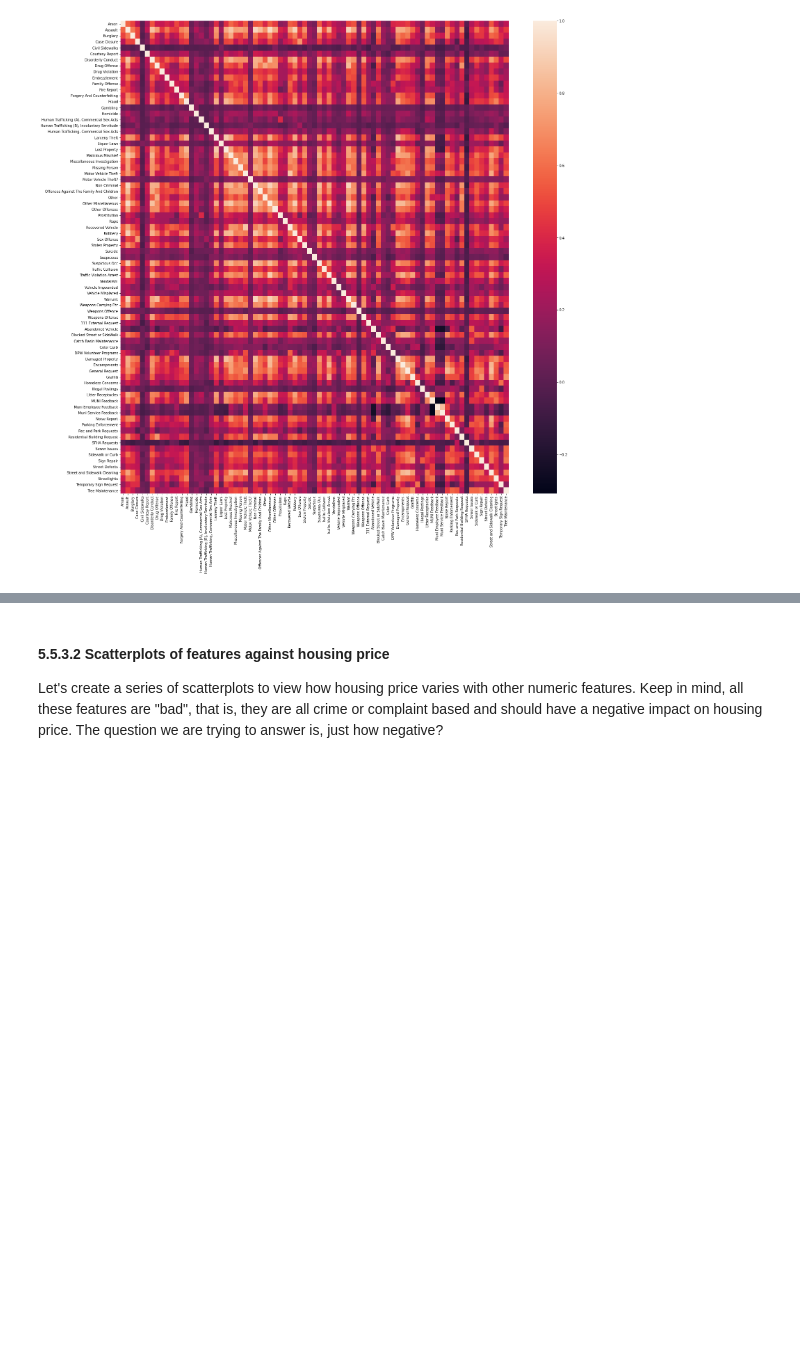
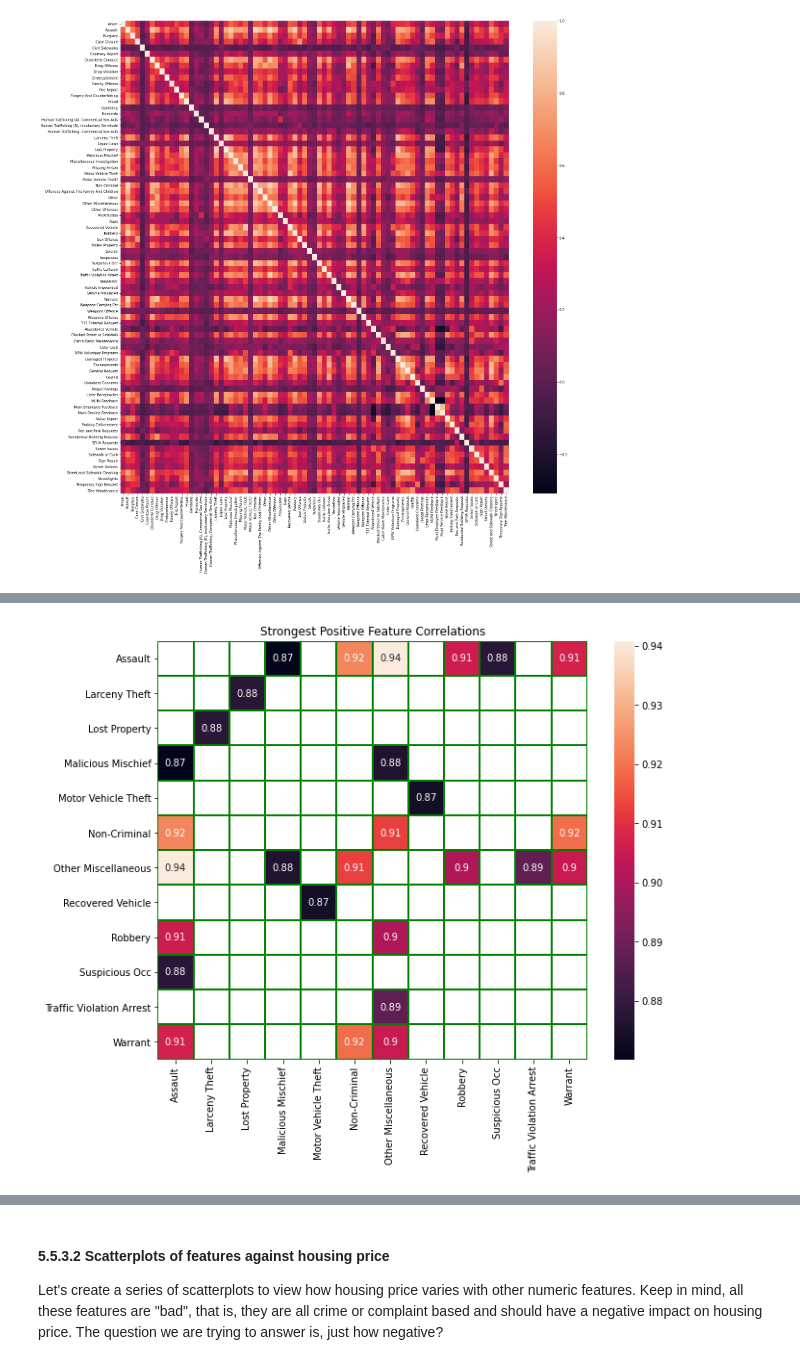
Before and after one commit to fontainelam/SF-PoliceIncidents-311-Housing, a Jupyter notebook: 05 - Exploratory Data Analysis.ipynb, the cells around one changed output, grey strips where cells are left out. Drawn from its saved outputs; the diff is of its cells as text; code cells hidden in the pictures; blank space fills up the shorter version.

```diff
--- a/05 - Exploratory Data Analysis.ipynb
+++ b/05 - Exploratory Data Analysis.ipynb
@@ -310,8 +311,9 @@ Index(['Year Month', 'Neighborhood', 'Arson', 'Assault', 'Burglary',
 
 Let's look specifically for features correlated with each other.
 # %%
+feature_corr = df.drop(columns=['Median Sale Price','Period']).corr()
 # Make a heatmap of the data
 plt.subplots(figsize=(25,25))
-_ = sns.heatmap(df.drop(columns=['Median Sale Price']).corr())
+_ = sns.heatmap(feature_corr)
 # %% [output]
 [figure]
@@ -317,0 +342,7 @@ _ = sns.heatmap(df.drop(columns=['Median Sale Price']).corr())
+# %%
+# strongest positive correlations
+plt.subplots(figsize=(10,8))
+plt.title('Strongest Positive Feature Correlations')
+_ = sns.heatmap(feature_corr[feature_corr[feature_corr != 1] > 0.87].dropna(how='all').dropna(axis=1,how='all'),linewidths=1,linecolor='green',annot=True)
+# %% [output]
+[figure, added]
```
Also changed, not shown: parts of 33 cells of this notebook.
